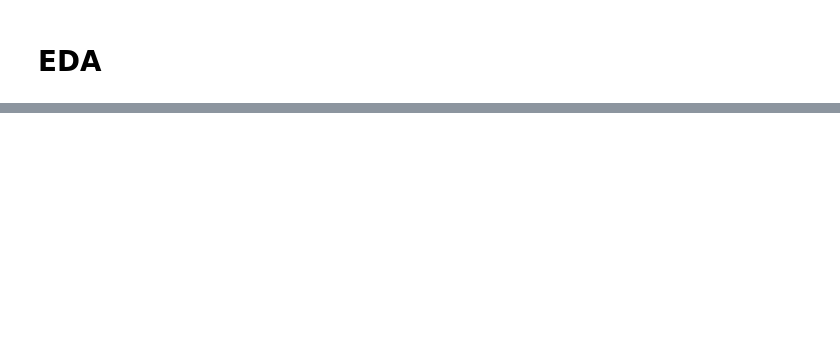
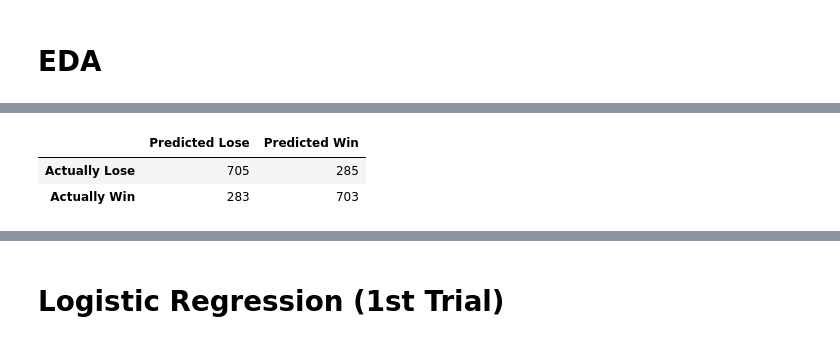
Before and after one commit to jhl126/For-Fun-LoL-Data, a Jupyter notebook: Lol Blue Wins Classification.ipynb, the cells around one changed output, grey strips where cells are left out. Saved outputs shown, nothing was run; the diff lists cells and outputs as text; code cells hidden in the pictures; blank space fills up the shorter version.

```diff
--- a/Lol Blue Wins Classification.ipynb
+++ b/Lol Blue Wins Classification.ipynb
@@ -368,0 +336,16 @@ DescribeResult(nobs=4949, minmax=(10730, 21055), mean=15864.111133562335, varian
+# %%
+X = blue_lol.drop(
+    columns=[
+        "blueWins",
+        "blueKills",
+        "blueEliteMonsters",
+        "blueDragons",
+        "blueHeralds",
+        "blueTotalGold",
+    ]
+)
+y = blue_lol["blueWins"]
+
+X_train, X_test, y_train, y_test = train_test_split(
+    X, y, test_size=0.20, random_state=13, stratify=y
+)
@@ -368,0 +354,3 @@ DescribeResult(nobs=4949, minmax=(10730, 21055), mean=15864.111133562335, varian
+# %%
+grid = {"C": [0.10, 1, 10, 100, 1000], "kernel": ["linear", "rbf"]}
+model = GridSearchCV(SVC(), grid, cv=3, n_jobs=-1,)
@@ -368,0 +360,3 @@ DescribeResult(nobs=4949, minmax=(10730, 21055), mean=15864.111133562335, varian
+# %%
+model.fit(X_train, y_train)
+model.best_params_
@@ -368,0 +379,2 @@ DescribeResult(nobs=4949, minmax=(10730, 21055), mean=15864.111133562335, varian
+# %%
+y_pred = model.predict(X_test)
@@ -368,0 +397,12 @@ DescribeResult(nobs=4949, minmax=(10730, 21055), mean=15864.111133562335, varian
+# %%
+confusion_df = pd.DataFrame(
+    confusion_matrix(y_test, y_pred),
+    index=["Actually Lose", "Actually Win",],
+    columns=["Predicted Lose", "Predicted Win",],
+)
+
+confusion_df.style.background_gradient(axis=None)
+# %% [output]
+|  | Predicted Lose | Predicted Win |
+| Actually Lose | 705 | 285 |
+| Actually Win | 283 | 703 |
@@ -368,0 +411,2 @@ DescribeResult(nobs=4949, minmax=(10730, 21055), mean=15864.111133562335, varian
+# %% [markdown]
+# Logistic Regression (1st Trial)
```
Also changed, not shown: parts of 61 cells of this notebook.
